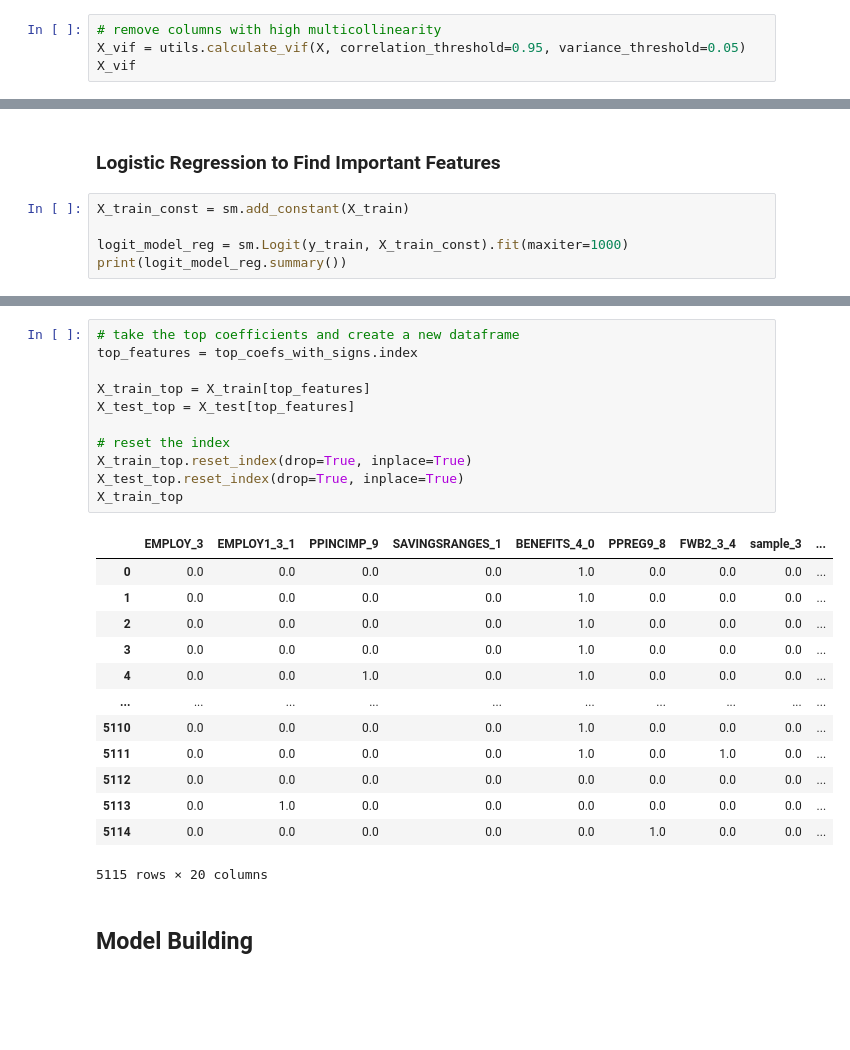
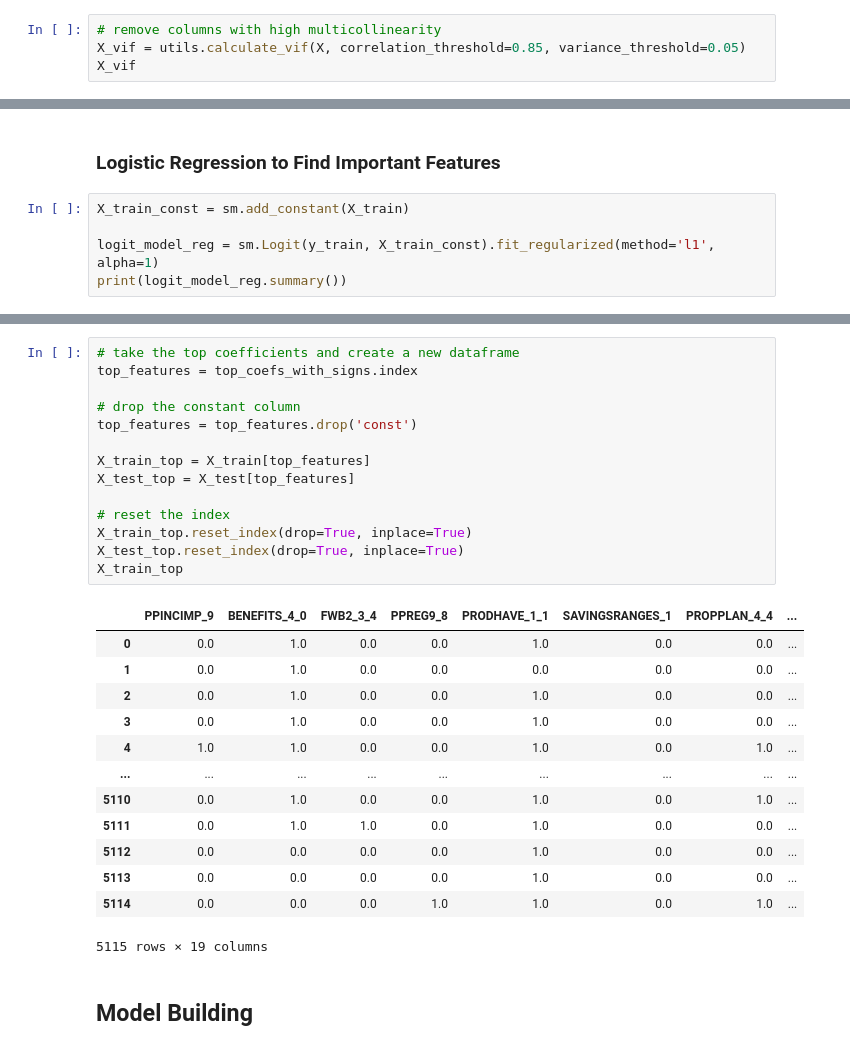
Before and after one commit to itsGarrin/prepaid-card-marketing, a Jupyter notebook: notebook/prepaid-card-marketing.ipynb, the cells around one changed output, grey strips where cells are left out. Saved outputs shown, nothing was run; the diff lists cells and outputs as text; blank space fills up the shorter version.

```diff
--- a/notebook/prepaid-card-marketing.ipynb
+++ b/notebook/prepaid-card-marketing.ipynb
@@ -187,6 +182,6 @@ X
 ### Remove Highly Correlated Features
 # %%
 # remove columns with high multicollinearity
-X_vif = utils.calculate_vif(X, correlation_threshold=0.95, variance_threshold=0.05)
+X_vif = utils.calculate_vif(X, correlation_threshold=0.85, variance_threshold=0.05)
 X_vif
 # %% [output]
@@ -230,6 +225,6 @@ X_train, X_test, y_train, y_test = train_test_split(X_vif, y, test_size=0.2, str
 # %%
 X_train_const = sm.add_constant(X_train)
 
-logit_model_reg = sm.Logit(y_train, X_train_const).fit(maxiter=1000)
+logit_model_reg = sm.Logit(y_train, X_train_const).fit_regularized(method='l1', alpha=1)
 print(logit_model_reg.summary())
 # %% [output]
@@ -282,28 +277,31 @@ plt.show()
 # %%
 # take the top coefficients and create a new dataframe
 top_features = top_coefs_with_signs.index
+
+# drop the constant column
+top_features = top_features.drop('const')
 
 X_train_top = X_train[top_features]
 X_test_top = X_test[top_features]
 
 # reset the index
 X_train_top.reset_index(drop=True, inplace=True)
 X_test_top.reset_index(drop=True, inplace=True)
 X_train_top
 # %% [output]
-|  | EMPLOY_3 | EMPLOY1_3_1 | PPINCIMP_9 | SAVINGSRANGES_1 | BENEFITS_4_0 | PPREG9_8 | FWB2_3_4 | sample_3 | ... |
-| 0 | 0.0 | 0.0 | 0.0 | 0.0 | 1.0 | 0.0 | 0.0 | 0.0 | ... |
-| 1 | 0.0 | 0.0 | 0.0 | 0.0 | 1.0 | 0.0 | 0.0 | 0.0 | ... |
-| 2 | 0.0 | 0.0 | 0.0 | 0.0 | 1.0 | 0.0 | 0.0 | 0.0 | ... |
-| 3 | 0.0 | 0.0 | 0.0 | 0.0 | 1.0 | 0.0 | 0.0 | 0.0 | ... |
-| 4 | 0.0 | 0.0 | 1.0 | 0.0 | 1.0 | 0.0 | 0.0 | 0.0 | ... |
-| ... | ... | ... | ... | ... | ... | ... | ... | ... | ... |
-| 5110 | 0.0 | 0.0 | 0.0 | 0.0 | 1.0 | 0.0 | 0.0 | 0.0 | ... |
-| 5111 | 0.0 | 0.0 | 0.0 | 0.0 | 1.0 | 0.0 | 1.0 | 0.0 | ... |
-| 5112 | 0.0 | 0.0 | 0.0 | 0.0 | 0.0 | 0.0 | 0.0 | 0.0 | ... |
-| 5113 | 0.0 | 1.0 | 0.0 | 0.0 | 0.0 | 0.0 | 0.0 | 0.0 | ... |
-| 5114 | 0.0 | 0.0 | 0.0 | 0.0 | 0.0 | 1.0 | 0.0 | 0.0 | ... |
+|  | PPINCIMP_9 | BENEFITS_4_0 | FWB2_3_4 | PPREG9_8 | PRODHAVE_1_1 | SAVINGSRANGES_1 | PROPPLAN_4_4 | ... |
+| 0 | 0.0 | 1.0 | 0.0 | 0.0 | 1.0 | 0.0 | 0.0 | ... |
+| 1 | 0.0 | 1.0 | 0.0 | 0.0 | 0.0 | 0.0 | 0.0 | ... |
+| 2 | 0.0 | 1.0 | 0.0 | 0.0 | 1.0 | 0.0 | 0.0 | ... |
+| 3 | 0.0 | 1.0 | 0.0 | 0.0 | 1.0 | 0.0 | 0.0 | ... |
+| 4 | 1.0 | 1.0 | 0.0 | 0.0 | 1.0 | 0.0 | 1.0 | ... |
+| ... | ... | ... | ... | ... | ... | ... | ... | ... |
+| 5110 | 0.0 | 1.0 | 0.0 | 0.0 | 1.0 | 0.0 | 1.0 | ... |
+| 5111 | 0.0 | 1.0 | 1.0 | 0.0 | 1.0 | 0.0 | 0.0 | ... |
+| 5112 | 0.0 | 0.0 | 0.0 | 0.0 | 1.0 | 0.0 | 0.0 | ... |
+| 5113 | 0.0 | 0.0 | 0.0 | 0.0 | 1.0 | 0.0 | 0.0 | ... |
+| 5114 | 0.0 | 0.0 | 0.0 | 1.0 | 1.0 | 0.0 | 1.0 | ... |
-5115 rows × 20 columns
+5115 rows × 19 columns
 # %% [markdown]
 ## Model Building
 # %% [markdown]
```
Also changed, not shown: parts of 34 cells of this notebook, 1 other file.
